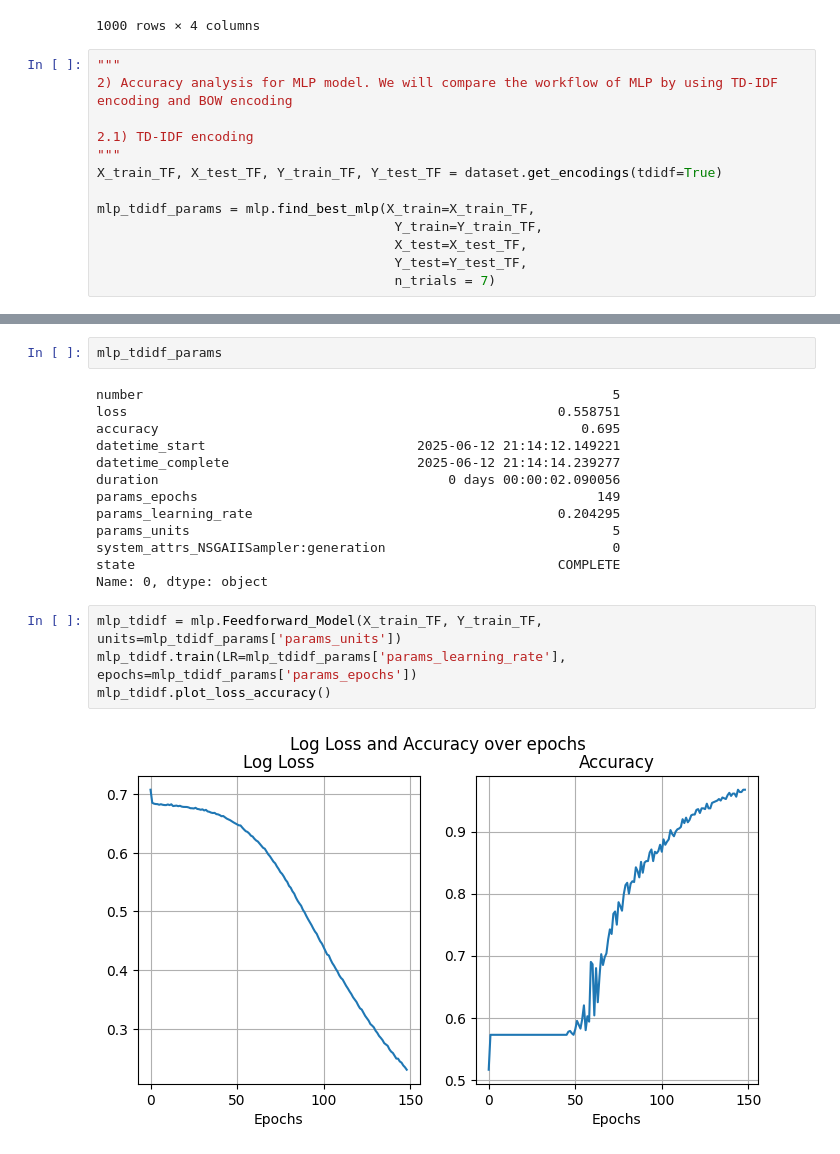
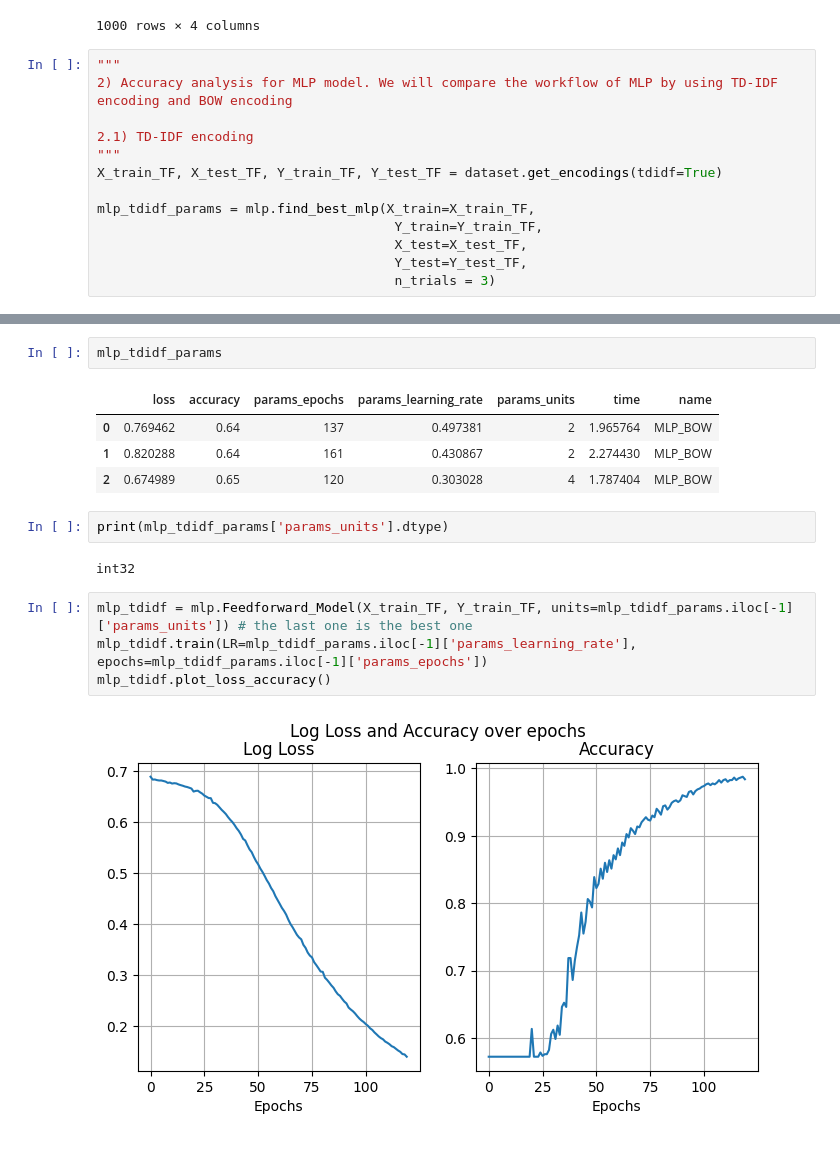
Before and after one commit to aleksKaluski/neural_network_comparision, a Jupyter notebook: preprocessing.ipynb, the cells around one changed output, grey strips where cells are left out. Drawn from its saved outputs; the diff is of its cells as text.

```diff
--- a/preprocessing.ipynb
+++ b/preprocessing.ipynb
@@ -59,5 +63,5 @@ mlp_tdidf_params = mlp.find_best_mlp(X_train=X_train_TF,
                                       Y_train=Y_train_TF,
                                       X_test=X_test_TF,
                                       Y_test=Y_test_TF,
-                                      n_trials = 7)
+                                      n_trials = 3)
 # %% [output]
@@ -83,21 +72,17 @@ Best params:
 # %%
 mlp_tdidf_params
 # %% [output]
-number                                                            5
-loss                                                       0.558751
-accuracy                                                      0.695
-datetime_start                           2025-06-12 21:14:12.149221
-datetime_complete                        2025-06-12 21:14:14.239277
-duration                                     0 days 00:00:02.090056
-params_epochs                                                   149
-params_learning_rate                                       0.204295
-params_units                                                      5
-system_attrs_NSGAIISampler:generation                             0
-state                                                      COMPLETE
-Name: 0, dtype: object
+|  | loss | accuracy | params_epochs | params_learning_rate | params_units | time | name |
+| 0 | 0.769462 | 0.64 | 137 | 0.497381 | 2 | 1.965764 | MLP_BOW |
+| 1 | 0.820288 | 0.64 | 161 | 0.430867 | 2 | 2.274430 | MLP_BOW |
+| 2 | 0.674989 | 0.65 | 120 | 0.303028 | 4 | 1.787404 | MLP_BOW |
+# %%
+print(mlp_tdidf_params['params_units'].dtype)
+# %% [output]
+int32
 # %%
-mlp_tdidf = mlp.Feedforward_Model(X_train_TF, Y_train_TF, units=mlp_tdidf_params['params_units'])
-mlp_tdidf.train(LR=mlp_tdidf_params['params_learning_rate'], epochs=mlp_tdidf_params['params_epochs'])
+mlp_tdidf = mlp.Feedforward_Model(X_train_TF, Y_train_TF, units=mlp_tdidf_params.iloc[-1]['params_units']) # the last one is the best one
+mlp_tdidf.train(LR=mlp_tdidf_params.iloc[-1]['params_learning_rate'], epochs=mlp_tdidf_params.iloc[-1]['params_epochs'])
 mlp_tdidf.plot_loss_accuracy()
 # %% [output]
-[figure, old version]
+[figure, new version]
```
Also changed, not shown: parts of 14 cells of this notebook, 3 other files.
